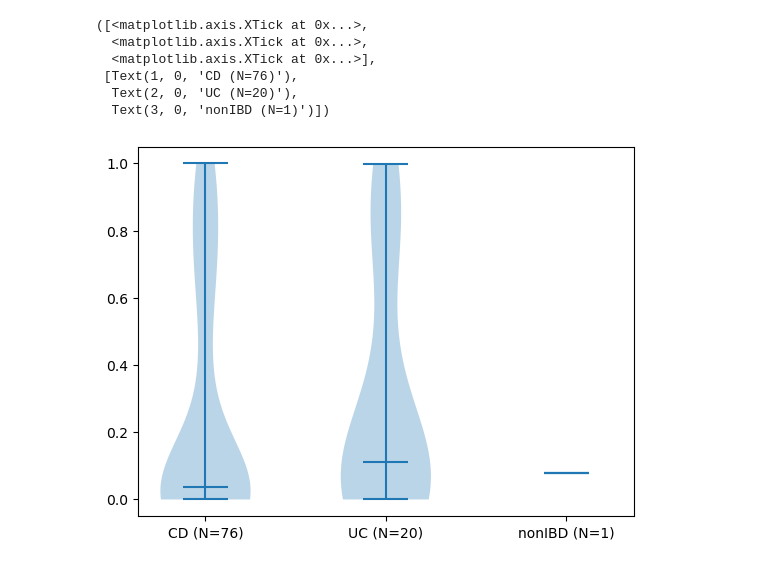
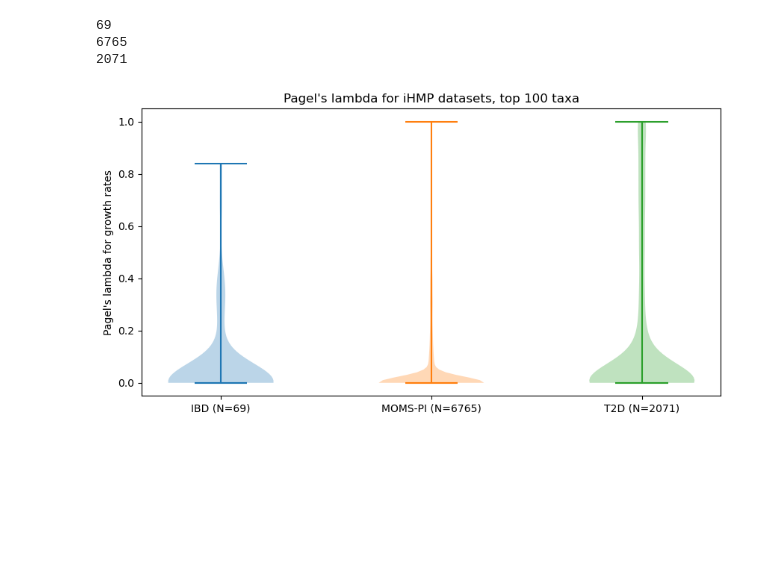
Before and after one commit to pchlenski/phylosig, a Jupyter notebook: 03_empirical.ipynb, the cells around one changed output. Cells and saved outputs as stored; diff of their text form; code cells hidden in the pictures; blank space fills up the shorter version.

Commit message:
Empirical pagels  + refactor

```diff
--- a/03_empirical.ipynb
+++ b/03_empirical.ipynb
@@ -86,23 +16,0 @@ for i in tqdm(range(len(ibd_diffs))):
-# %%
-import pickle
-
-with open("results/03_empirical.pkl", "wb") as f:
-    pickle.dump(pls, f)
-# %%
-# Violin plot
-
-import matplotlib.pyplot as plt
-
-ks, vs = zip(*pls.items())
-plt.violinplot(list(vs), showmedians=True)
-ns = [len(item) for item in vs]
-
-plt.xticks(range(1, len(k) + 1), [f"{k} (N={n})" for k, n in zip(ks, ns)])
-# %% [output]
-([<matplotlib.axis.XTick at 0x...>,
-  <matplotlib.axis.XTick at 0x...>,
-  <matplotlib.axis.XTick at 0x...>],
- [Text(1, 0, 'CD (N=76)'),
-  Text(2, 0, 'UC (N=20)'),
-  Text(3, 0, 'nonIBD (N=1)')])
-[figure, removed]
@@ -108,0 +38,41 @@ plt.xticks(range(1, len(k) + 1), [f"{k} (N={n})" for k, n in zip(ks, ns)])
+# %%
+# Violin plot
+
+import matplotlib.pyplot as plt
+import pandas as pd
+
+ibd_pls = pd.read_csv(f"./results/ibd_pls_top{TOP_N}.csv")
+ibd_pls["dataset"] = "IBD"
+
+moms_pls = pd.read_csv(f"./results/moms_pls_top{TOP_N}.csv")
+moms_pls["dataset"] = "MOMS-PI"
+
+t2d_pls = pd.read_csv(f"./results/t2d_pls_top{TOP_N}.csv")
+t2d_pls["dataset"] = "T2D"
+
+# Combine 3 series into one dataframe
+pls = pd.concat([ibd_pls, moms_pls, t2d_pls])
+
+# Plot
+plt.figure(figsize=(10, 5))
+datasets = pls["dataset"].unique()
+for i, dataset in enumerate([ibd_pls, moms_pls, t2d_pls]):
+    plt.violinplot(
+        dataset["lambda"].dropna().values,
+        showmedians=True,
+        positions=[i + 1],
+    )
+
+print(len(ibd_pls["lambda"].dropna().values)) # 69
+print(len(moms_pls["lambda"].dropna().values)) # 6765
+print(len(t2d_pls["lambda"].dropna().values)) # 2071
+
+plt.xticks(range(1, 4), ["IBD (N=69)", "MOMS-PI (N=6765)", "T2D (N=2071)"])
+plt.ylabel("Pagel's lambda for growth rates")
+plt.title(f"Pagel's lambda for iHMP datasets, top {TOP_N} taxa")
+plt.show()
+# %% [output]
+69
+6765
+2071
+[figure, added]
```
Also changed, not shown: parts of 8 cells of this notebook, 3 other files.
